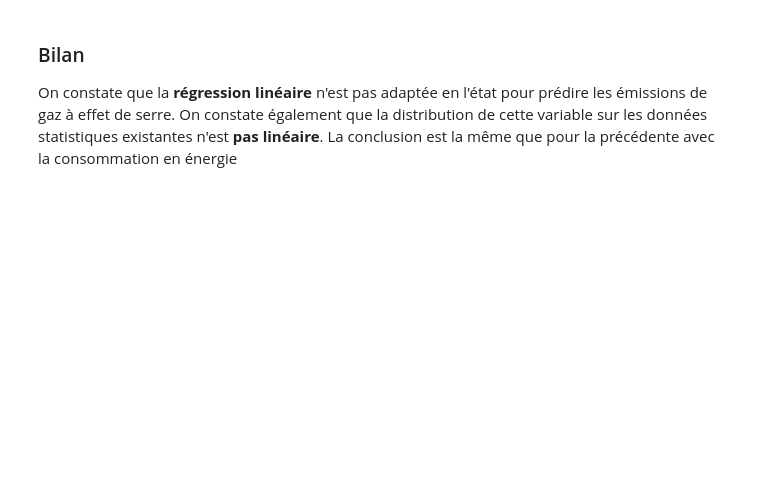
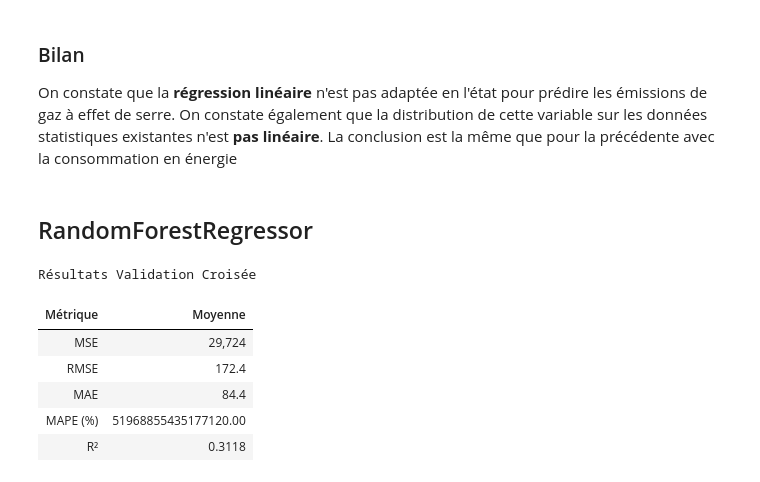
Before and after one commit to mgonzalez117/ai-engineer, a Jupyter notebook: p3/mission/4+5+6_models.ipynb, the cells around one changed output. Saved outputs shown, nothing was run; the diff lists cells and outputs as text; code cells hidden in the pictures; blank space fills up the shorter version.

```diff
--- a/p3/mission/4+5+6_models.ipynb
+++ b/p3/mission/4+5+6_models.ipynb
@@ -231,3 +231,16 @@ Résultats Validation Croisée
 On constate que la **régression linéaire** n'est pas adaptée en l'état pour prédire les émissions de gaz à effet de serre.
 On constate également que la distribution de cette variable sur les données statistiques existantes n'est **pas linéaire**.
 La conclusion est la même que pour la précédente avec la consommation en énergie
+# %% [markdown]
+## RandomForestRegressor
+# %%
+reg = RandomForestRegressor(n_estimators=100, random_state=random_state)
+cross_validate_and_print_results(reg, X, y)
+# %% [output]
+Résultats Validation Croisée
+| Métrique | Moyenne |
+| MSE | 29,724 |
+| RMSE | 172.4 |
+| MAE | 84.4 |
+| MAPE (%) | 51968855435177120.00 |
+| R² | 0.3118 |
```
Also changed, not shown: parts of 9 cells of this notebook.
